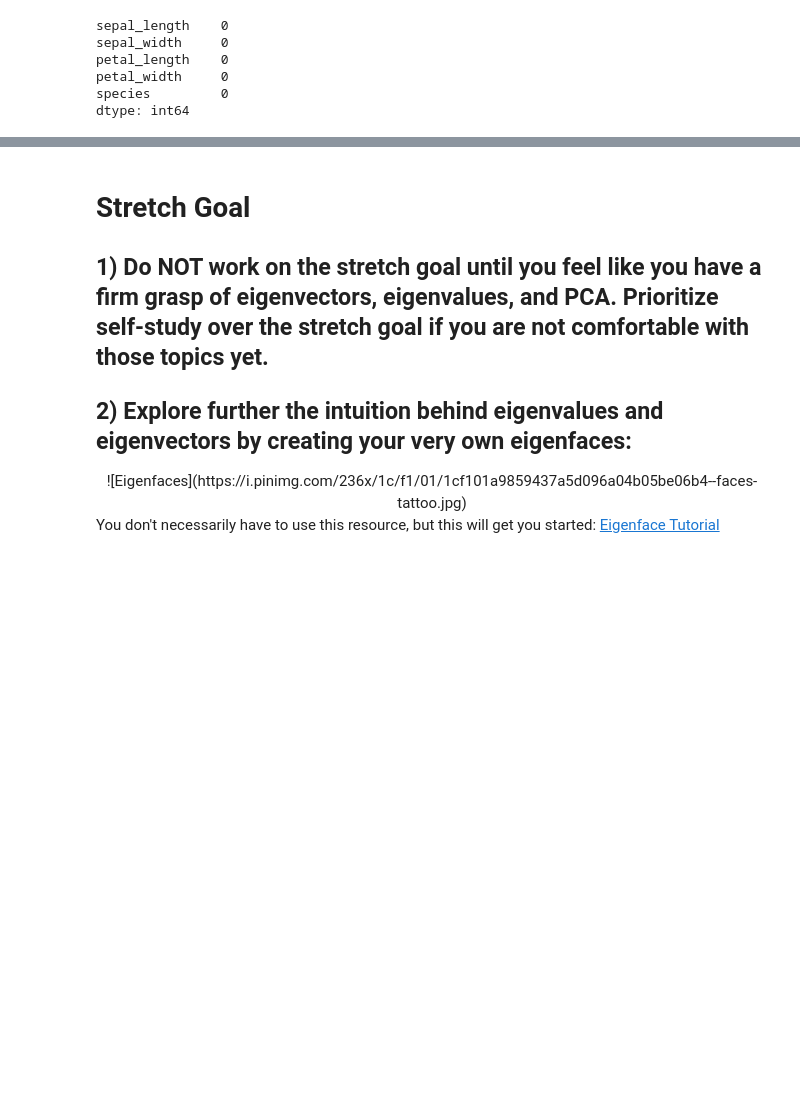
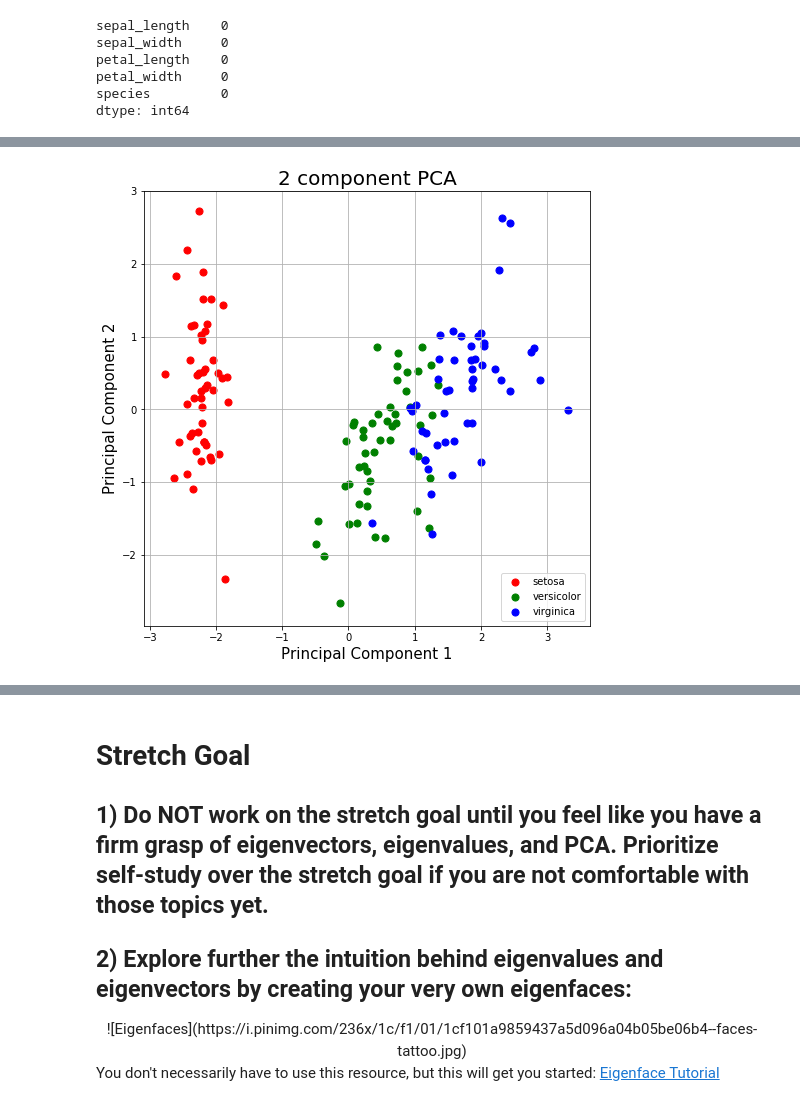
Before and after one commit to bloominstituteoftechnology/DS-Unit-1-Sprint-4-Linear-Algebra, a Jupyter notebook: High_Dimensional_Data_Assignment.ipynb, the cells around one changed output, grey strips where cells are left out. Drawn from its saved outputs; the diff is of its cells as text; code cells hidden in the pictures; blank space fills up the shorter version.

```diff
--- a/High_Dimensional_Data_Assignment.ipynb
+++ b/High_Dimensional_Data_Assignment.ipynb
@@ -298,0 +357,2 @@ AttributeError: 'DataFrame' object has no attribute 'data'
+# %%
+df_y = df[['species']]
@@ -298,0 +367,4 @@ AttributeError: 'DataFrame' object has no attribute 'data'
+# %%
+#lets transform X
+from sklearn.preprocessing import StandardScaler
+x_Std = StandardScaler().fit_transform(df_x)
@@ -298,0 +391,8 @@ AttributeError: 'DataFrame' object has no attribute 'data'
+# %%
+from sklearn.decomposition import PCA
+pca = PCA(n_components=2)
+principal_Components = pca.fit_transform(x_Std)
+principal_Df = pd.DataFrame(data = principal_Components
+             , columns = ['principal component 1', 'principal component 2'])
+# %%
+final_Df = pd.concat([principal_Df, df_y[['species']]], axis = 1)
@@ -298,0 +420,19 @@ AttributeError: 'DataFrame' object has no attribute 'data'
+# %%
+fig = plt.figure(figsize = (8,8))
+ax = fig.add_subplot(1,1,1)
+ax.set_xlabel('Principal Component 1', fontsize = 15)
+ax.set_ylabel('Principal Component 2', fontsize = 15)
+ax.set_title('2 component PCA', fontsize = 20)
+targets = ['setosa', 'versicolor', 'virginica']
+colors = ['r', 'g', 'b']
+for target, color in zip(targets,colors):
+    indicesToKeep = final_Df['species'] == target
+    ax.scatter(final_Df.loc[indicesToKeep, 'principal component 1']
+               , final_Df.loc[indicesToKeep, 'principal component 2']
+               , c = color
+               , s = 50)
+   # print(indicesToKeep)
+ax.legend(targets)
+ax.grid()
+# %% [output]
+[figure, added]
```
Also changed, not shown: parts of 28 cells of this notebook.
